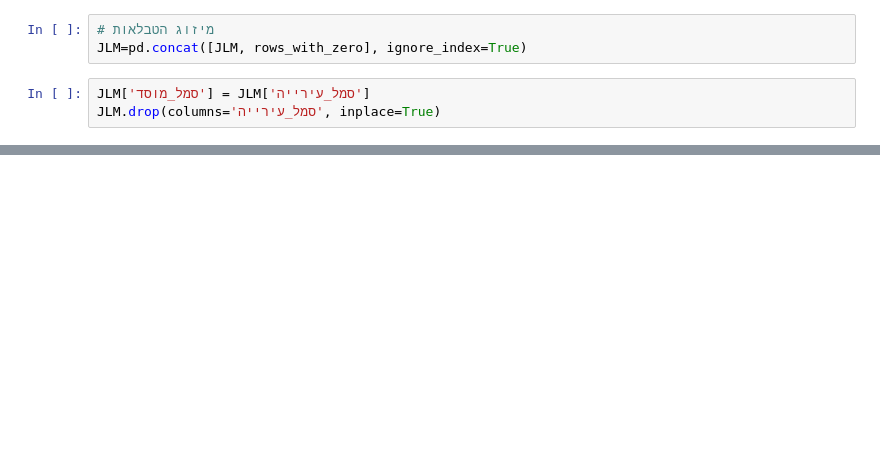
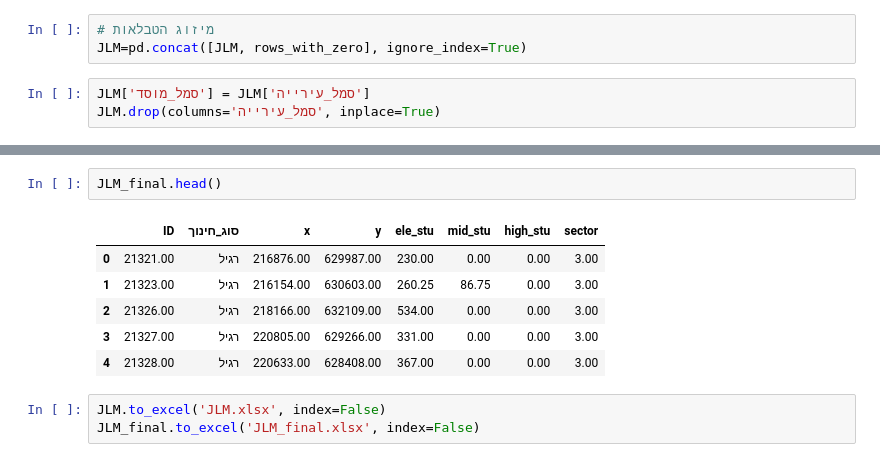
Before and after one commit to DavidPerelman/education, a Jupyter notebook: jerusalem_muni/main.ipynb, the cells around one changed output, grey strips where cells are left out. Saved outputs shown, nothing was run; the diff lists cells and outputs as text; blank space fills up the shorter version.

```diff
--- a/jerusalem_muni/main.ipynb
+++ b/jerusalem_muni/main.ipynb
@@ -170,0 +190,12 @@ JLM_final.to_excel('JLM_final.xlsx', index=False)
+# %%
+JLM_final.head()
+# %% [output]
+|  | ID | סוג_חינוך | x | y | ele_stu | mid_stu | high_stu | sector |
+| 0 | 21321.00 | רגיל | 216876.00 | 629987.00 | 230.00 | 0.00 | 0.00 | 3.00 |
+| 1 | 21323.00 | רגיל | 216154.00 | 630603.00 | 260.25 | 86.75 | 0.00 | 3.00 |
+| 2 | 21326.00 | רגיל | 218166.00 | 632109.00 | 534.00 | 0.00 | 0.00 | 3.00 |
+| 3 | 21327.00 | רגיל | 220805.00 | 629266.00 | 331.00 | 0.00 | 0.00 | 3.00 |
+| 4 | 21328.00 | רגיל | 220633.00 | 628408.00 | 367.00 | 0.00 | 0.00 | 3.00 |
+# %%
+JLM.to_excel('JLM.xlsx', index=False)
+JLM_final.to_excel('JLM_final.xlsx', index=False)
```
Also changed, not shown: parts of 11 cells of this notebook, 2 other files.
